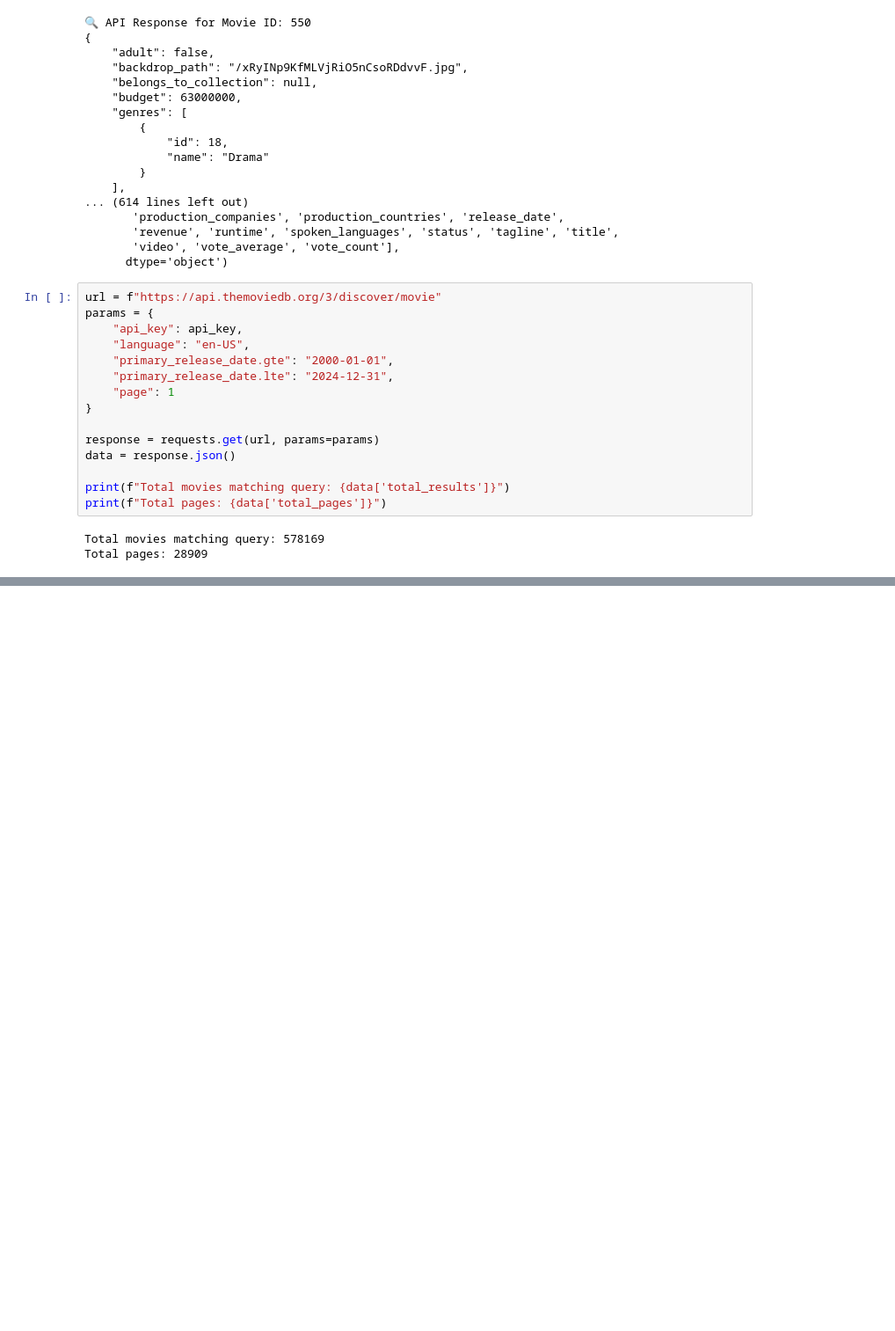
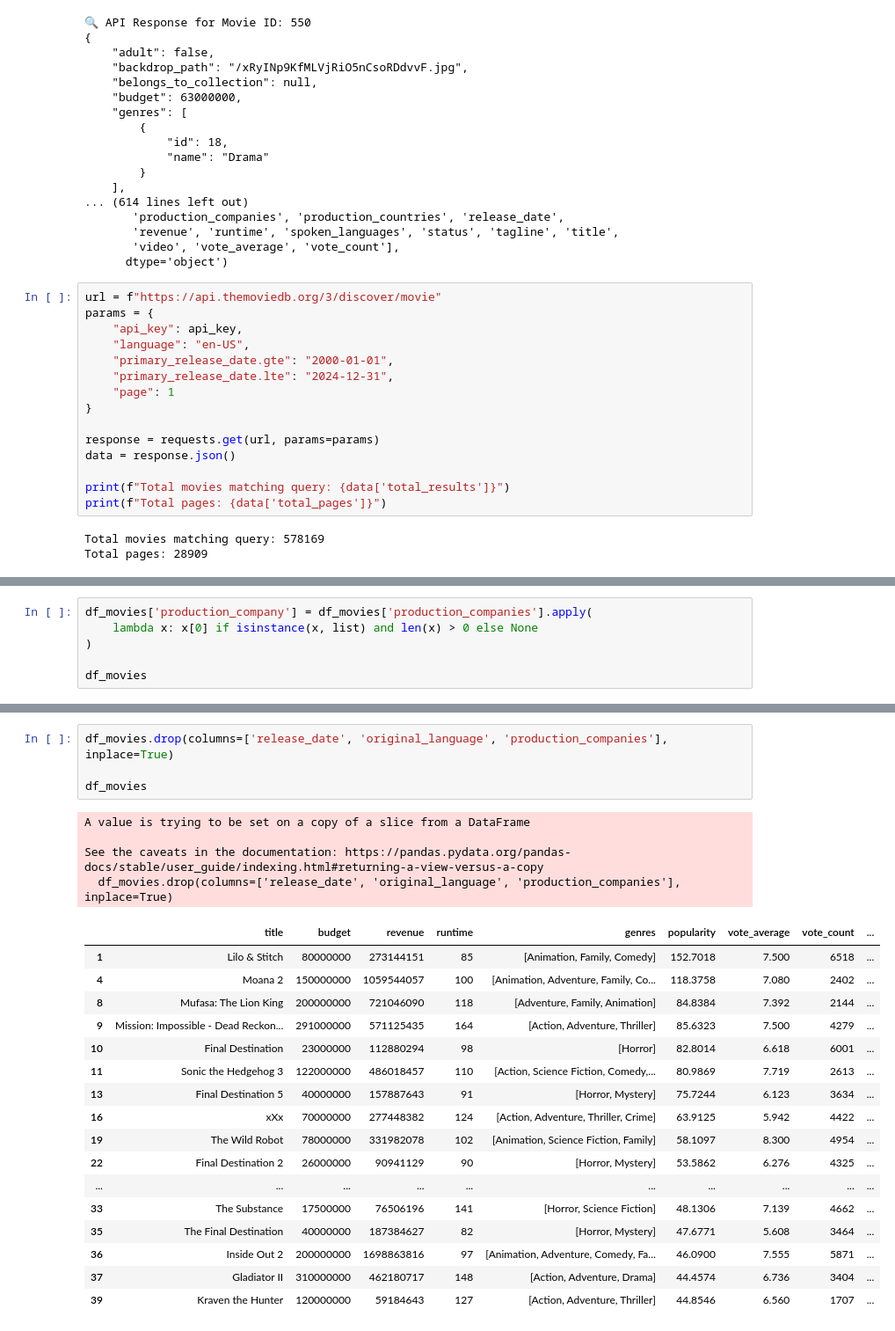
Before and after one commit to mattguy22/Movie-Revenue-Predictor, a Jupyter notebook: Jenni K/Untitled-1.ipynb, the cells around one changed output, grey strips where cells are left out. Shown at 88% size. Drawn from its saved outputs; the diff is of its cells as text; blank space fills up the shorter version.

```diff
--- a/Jenni K/Untitled-1.ipynb
+++ b/Jenni K/Untitled-1.ipynb
@@ -286,3 +286,9 @@ df_movies
 | 36 | Inside Out 2 | 2024-06-11 | 200000000 | 1698863816 | 97 | [Animation, Adventure, Comedy, Fa... | 46.0900 | 7.555 | 5871 | ... |
 | 37 | Gladiator II | 2024-11-13 | 310000000 | 462180717 | 148 | [Action, Adventure, Drama] | 44.4574 | 6.736 | 3404 | ... |
 | 39 | Kraven the Hunter | 2024-12-11 | 120000000 | 59184643 | 127 | [Action, Adventure, Thriller] | 44.8546 | 6.560 | 1707 | ... |
+# %%
+df_movies['production_company'] = df_movies['production_companies'].apply(
+    lambda x: x[0] if isinstance(x, list) and len(x) > 0 else None
+)
+
+df_movies
@@ -288,0 +318,26 @@ df_movies
+# %%
+df_movies.drop(columns=['release_date', 'original_language', 'production_companies'], inplace=True)
+
+df_movies
+# %% [output]
+A value is trying to be set on a copy of a slice from a DataFrame
+
+See the caveats in the documentation: https://pandas.pydata.org/pandas-docs/stable/user_guide/indexing.html#returning-a-view-versus-a-copy
+  df_movies.drop(columns=['release_date', 'original_language', 'production_companies'], inplace=True)
+|  | title | budget | revenue | runtime | genres | popularity | vote_average | vote_count | ... |
+| 1 | Lilo & Stitch | 80000000 | 273144151 | 85 | [Animation, Family, Comedy] | 152.7018 | 7.500 | 6518 | ... |
+| 4 | Moana 2 | 150000000 | 1059544057 | 100 | [Animation, Adventure, Family, Co... | 118.3758 | 7.080 | 2402 | ... |
+| 8 | Mufasa: The Lion King | 200000000 | 721046090 | 118 | [Adventure, Family, Animation] | 84.8384 | 7.392 | 2144 | ... |
+| 9 | Mission: Impossible - Dead Reckon... | 291000000 | 571125435 | 164 | [Action, Adventure, Thriller] | 85.6323 | 7.500 | 4279 | ... |
+| 10 | Final Destination | 23000000 | 112880294 | 98 | [Horror] | 82.8014 | 6.618 | 6001 | ... |
+| 11 | Sonic the Hedgehog 3 | 122000000 | 486018457 | 110 | [Action, Science Fiction, Comedy,... | 80.9869 | 7.719 | 2613 | ... |
+| 13 | Final Destination 5 | 40000000 | 157887643 | 91 | [Horror, Mystery] | 75.7244 | 6.123 | 3634 | ... |
+| 16 | xXx | 70000000 | 277448382 | 124 | [Action, Adventure, Thriller, Crime] | 63.9125 | 5.942 | 4422 | ... |
+| 19 | The Wild Robot | 78000000 | 331982078 | 102 | [Animation, Science Fiction, Family] | 58.1097 | 8.300 | 4954 | ... |
+| 22 | Final Destination 2 | 26000000 | 90941129 | 90 | [Horror, Mystery] | 53.5862 | 6.276 | 4325 | ... |
+| ... | ... | ... | ... | ... | ... | ... | ... | ... | ... |
+| 33 | The Substance | 17500000 | 76506196 | 141 | [Horror, Science Fiction] | 48.1306 | 7.139 | 4662 | ... |
+| 35 | The Final Destination | 40000000 | 187384627 | 82 | [Horror, Mystery] | 47.6771 | 5.608 | 3464 | ... |
+| 36 | Inside Out 2 | 200000000 | 1698863816 | 97 | [Animation, Adventure, Comedy, Fa... | 46.0900 | 7.555 | 5871 | ... |
+| 37 | Gladiator II | 310000000 | 462180717 | 148 | [Action, Adventure, Drama] | 44.4574 | 6.736 | 3404 | ... |
+| 39 | Kraven the Hunter | 120000000 | 59184643 | 127 | [Action, Adventure, Thriller] | 44.8546 | 6.560 | 1707 | ... |
```
Also changed, not shown: parts of 3 cells of this notebook, 1 other file.
